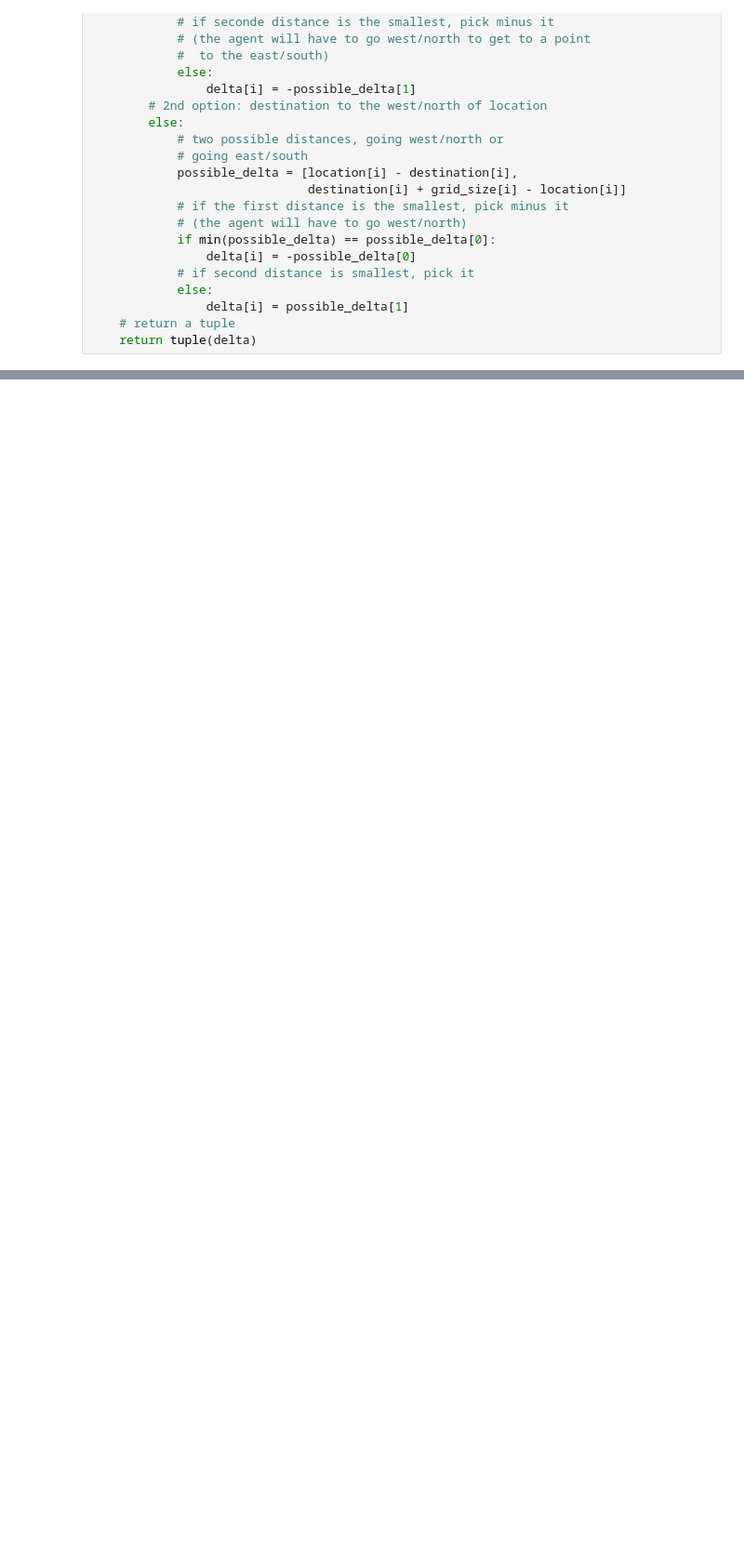
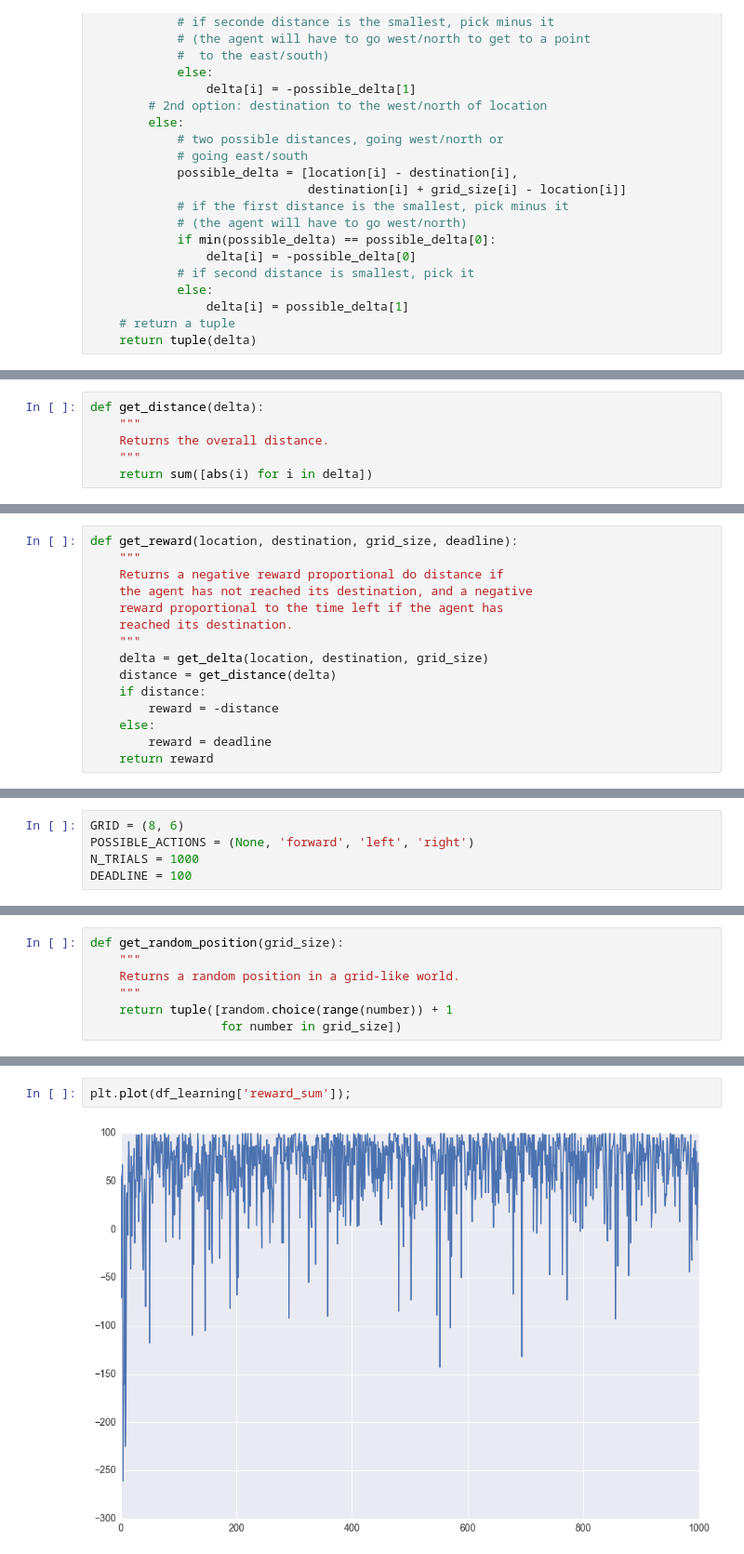
Before and after one commit to lmurtinho/smartcab_planner, a Jupyter notebook: smartcab_planner.ipynb, the cells around one changed output, grey strips where cells are left out. Shown at 93% size. Saved outputs shown, nothing was run; the diff lists cells and outputs as text; blank space fills up the shorter version.

Commit message:
notebook with working learning agent

```diff
--- a/smartcab_planner.ipynb
+++ b/smartcab_planner.ipynb
@@ -290,0 +70,6 @@ learning_qvals
+# %%
+def get_distance(delta):
+    """
+    Returns the overall distance.
+    """
+    return sum([abs(i) for i in delta])
@@ -290,0 +85,15 @@ learning_qvals
+# %%
+def get_reward(location, destination, grid_size, deadline):
+    """
+    Returns a negative reward proportional do distance if
+    the agent has not reached its destination, and a negative
+    reward proportional to the time left if the agent has
+    reached its destination.
+    """
+    delta = get_delta(location, destination, grid_size)
+    distance = get_distance(delta)
+    if distance:
+        reward = -distance
+    else:
+        reward = deadline
+    return reward
@@ -290,0 +153,5 @@ learning_qvals
+# %%
+GRID = (8, 6)
+POSSIBLE_ACTIONS = (None, 'forward', 'left', 'right')
+N_TRIALS = 1000
+DEADLINE = 100
@@ -290,0 +162,7 @@ learning_qvals
+# %%
+def get_random_position(grid_size):
+    """
+    Returns a random position in a grid-like world.
+    """
+    return tuple([random.choice(range(number)) + 1
+                  for number in grid_size])
@@ -304,0 +421,4 @@ for column in df_perfect.columns:
+# %%
+plt.plot(df_learning['reward_sum']);
+# %% [output]
+[figure, added]
```
Also changed, not shown: parts of 46 cells of this notebook, 1 other file.
